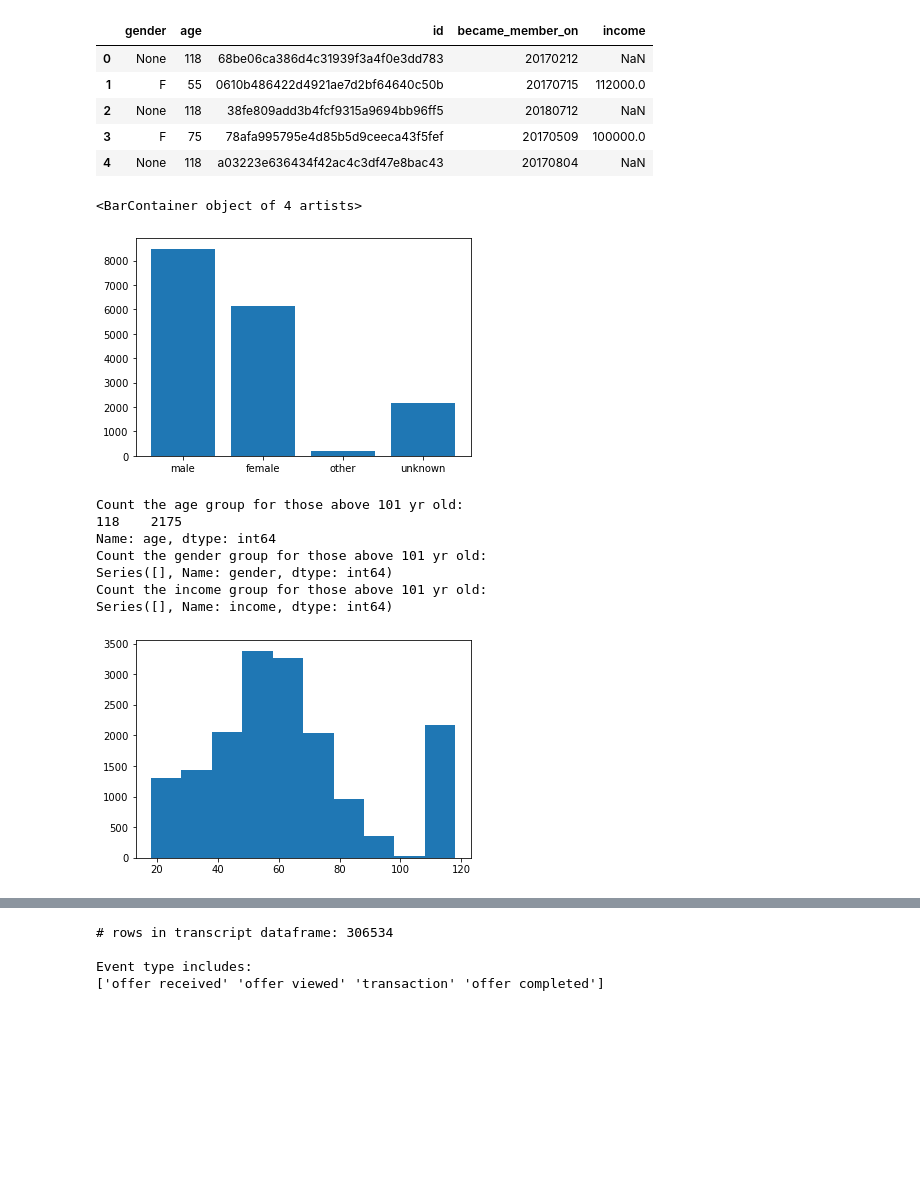
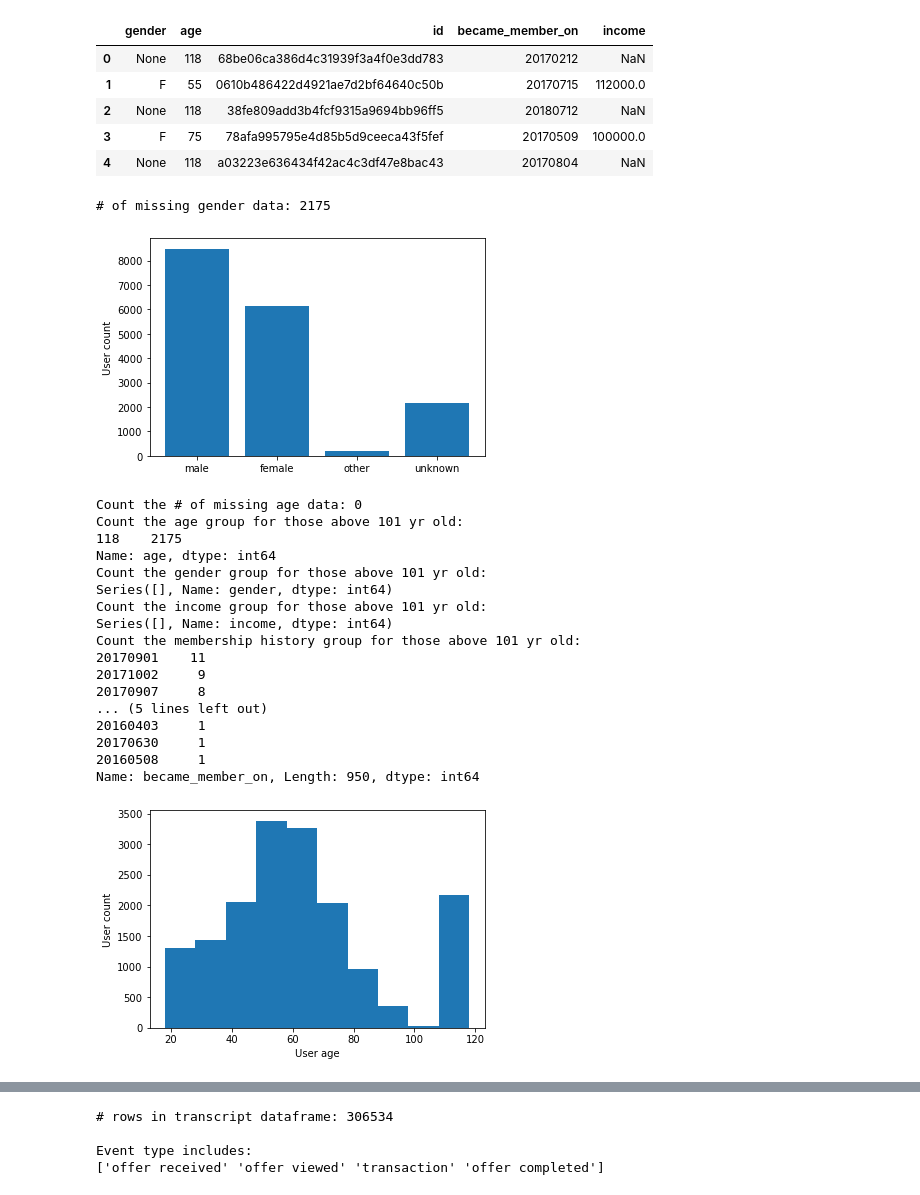
Before and after one commit to aeng1993/udacity_project_starbucks, a Jupyter notebook: Starbucks_Capstone.ipynb, the cells around one changed output, grey strips where cells are left out. Drawn from its saved outputs; the diff is of its cells as text; code cells hidden in the pictures; blank space fills up the shorter version.

```diff
--- a/Starbucks_Capstone.ipynb
+++ b/Starbucks_Capstone.ipynb
@@ -126,28 +126,46 @@ gender_o = profile['gender'].value_counts()['O']
 gender_m = profile['gender'].value_counts()['M']
 gender_f = profile['gender'].value_counts()['F']
 plt.bar(['male','female','other','unknown'],[gender_m,gender_f,gender_o,gender_non])
+plt.ylabel('User count')
+
+print('# of missing gender data: {}'.format(gender_non))
 # %% [output]
-<BarContainer object of 4 artists>
+# of missing gender data: 2175
-[figure, old version]
+[figure, new version]
 # %%
 # visualization on age distribution
 # a group of suspicious data for age >100, will be labeled as "other" age group in next section
 # with a closer look, it's not hard to find that those users are also those with unknown gender and no income.
 
 plt.hist(profile['age'])
+plt.xlabel('User age')
+plt.ylabel('User count')
+
+print('Count the # of missing age data: {}'.format(profile['age'].isnull().sum()))
 
 print('Count the age group for those above 101 yr old:\n{}'.format(profile[profile['age']>101]['age'].value_counts()))
 print('Count the gender group for those above 101 yr old:\n{}'.format(profile[profile['age']>101]['gender'].value_counts()))
 print('Count the income group for those above 101 yr old:\n{}'.format(profile[profile['age']>101]['income'].value_counts()))
+print('Count the membership history group for those above 101 yr old:\n{}'.format(profile[profile['age']>101]['became_member_on'].value_counts()))
 # %% [output]
+Count the # of missing age data: 0
 Count the age group for those above 101 yr old:
 118    2175
 Name: age, dtype: int64
 Count the gender group for those above 101 yr old:
 Series([], Name: gender, dtype: int64)
 Count the income group for those above 101 yr old:
 Series([], Name: income, dtype: int64)
+Count the membership history group for those above 101 yr old:
+20170901    11
+20171002     9
+20170907     8
+... (5 lines left out)
+20160403     1
+20170630     1
+20160508     1
+Name: became_member_on, Length: 950, dtype: int64
-[figure, old version]
+[figure, new version]
 # %%
 # visualization on membership history distribution
 # the membership history spans from 2013 to 2018
```
Also changed, not shown: parts of 2 cells of this notebook.
